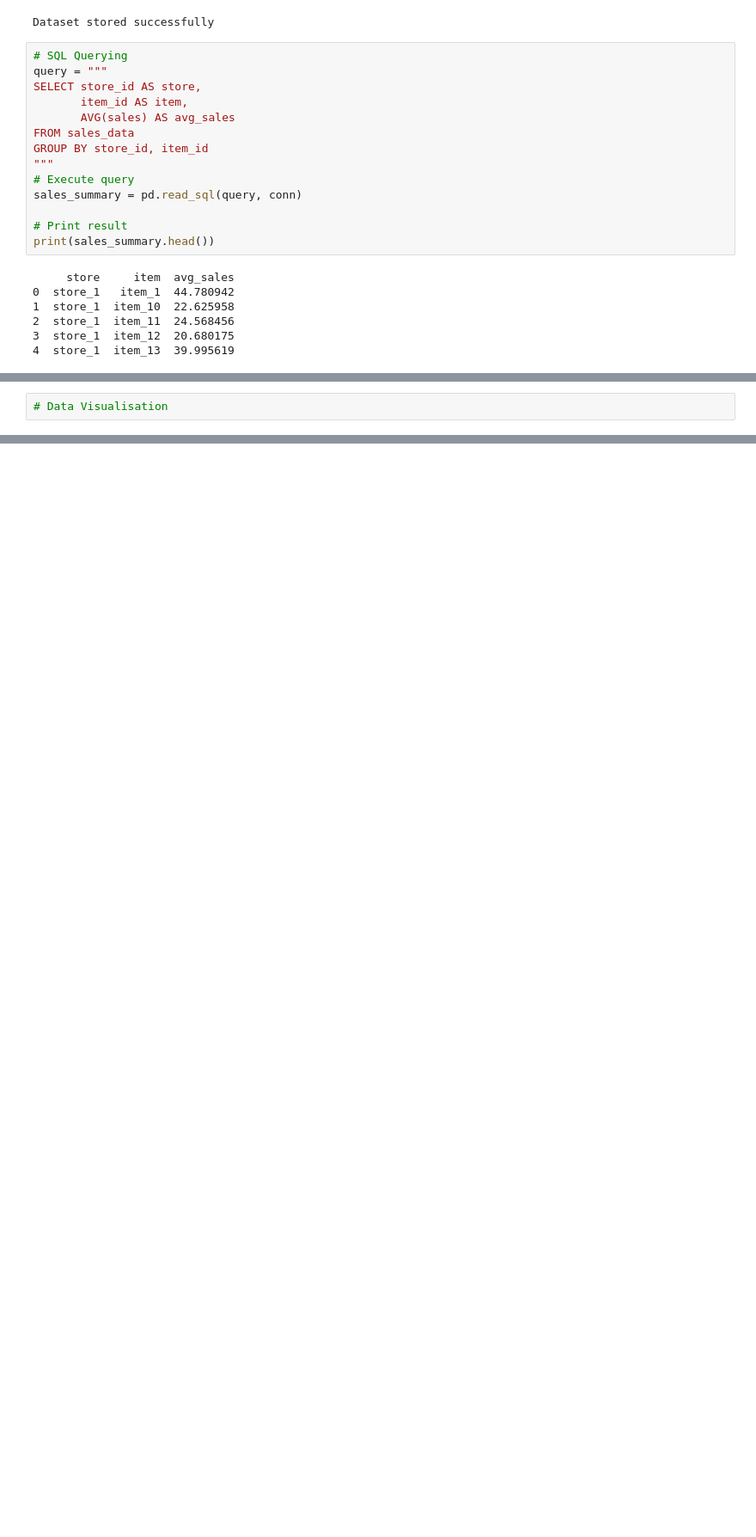
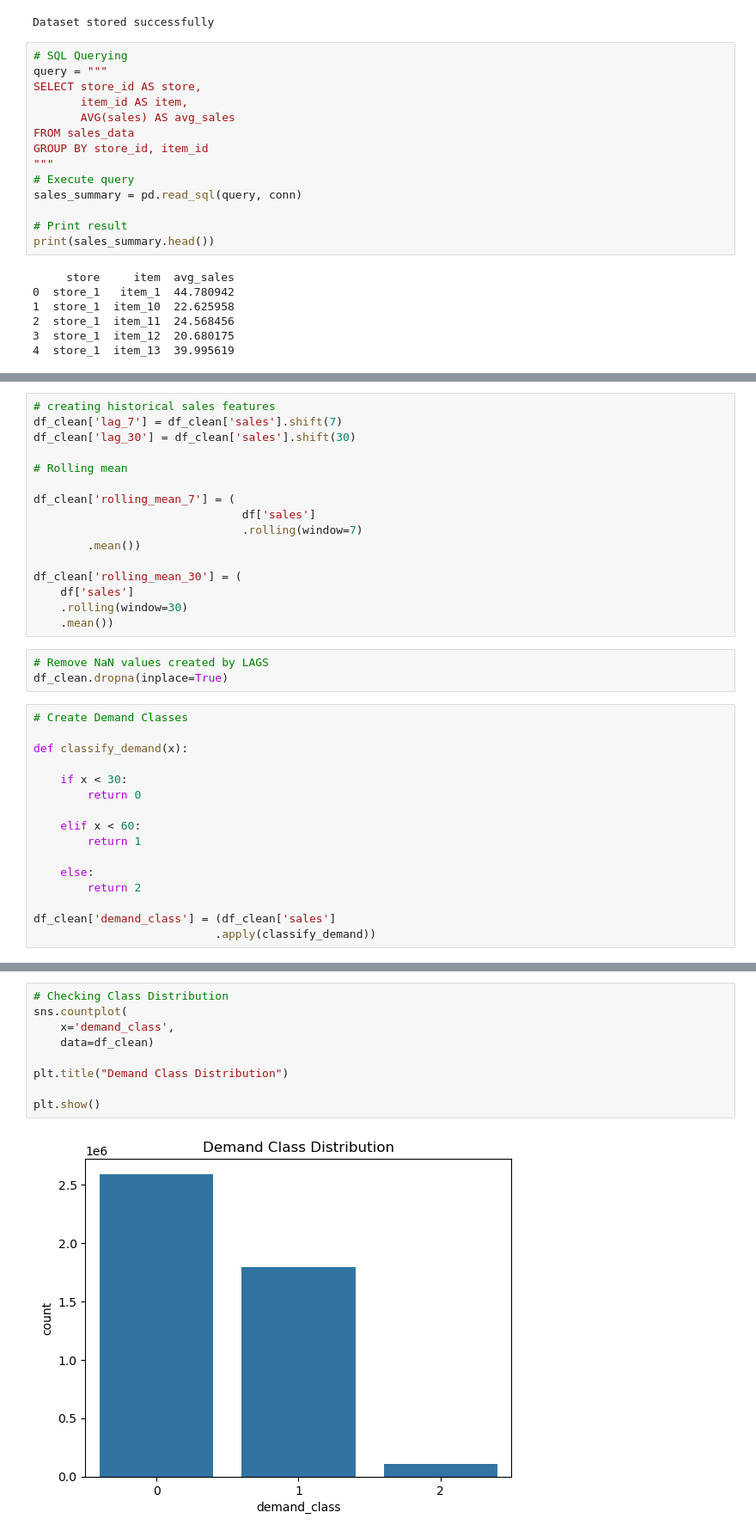
Before and after one commit to EAhadzi-byte/AI-Driven-Sales-Forecasting-and-Inventory-Optimisation-using-Machine-Learning, a Jupyter notebook: N1390585 AHADZI E.ipynb, the cells around one changed output, grey strips where cells are left out. Shown at 86% size. Drawn from its saved outputs; the diff is of its cells as text; blank space fills up the shorter version.

```diff
--- a/N1390585 AHADZI E.ipynb
+++ b/N1390585 AHADZI E.ipynb
@@ -136,2 +186,35 @@ print(df.duplicated().sum())
 # %%
-# Data Visualisation
+# creating historical sales features
+df_clean['lag_7'] = df_clean['sales'].shift(7)
+df_clean['lag_30'] = df_clean['sales'].shift(30)
+
+# Rolling mean
+
+df_clean['rolling_mean_7'] = (
+                               df['sales']
+                               .rolling(window=7)
+        .mean())
+
+df_clean['rolling_mean_30'] = (
+    df['sales']
+    .rolling(window=30)
+    .mean())
+# %%
+# Remove NaN values created by LAGS
+df_clean.dropna(inplace=True)
+# %%
+# Create Demand Classes
+
+def classify_demand(x):
+
+    if x < 30:
+        return 0
+
+    elif x < 60:
+        return 1
+
+    else:
+        return 2
+
+df_clean['demand_class'] = (df_clean['sales']
+                           .apply(classify_demand))
@@ -137,0 +274,11 @@ print(df.duplicated().sum())
+# %%
+# Checking Class Distribution
+sns.countplot(
+    x='demand_class',
+    data=df_clean)
+
+plt.title("Demand Class Distribution")
+
+plt.show()
+# %% [output]
+[figure, added]
```
Also changed, not shown: parts of 24 cells of this notebook.
